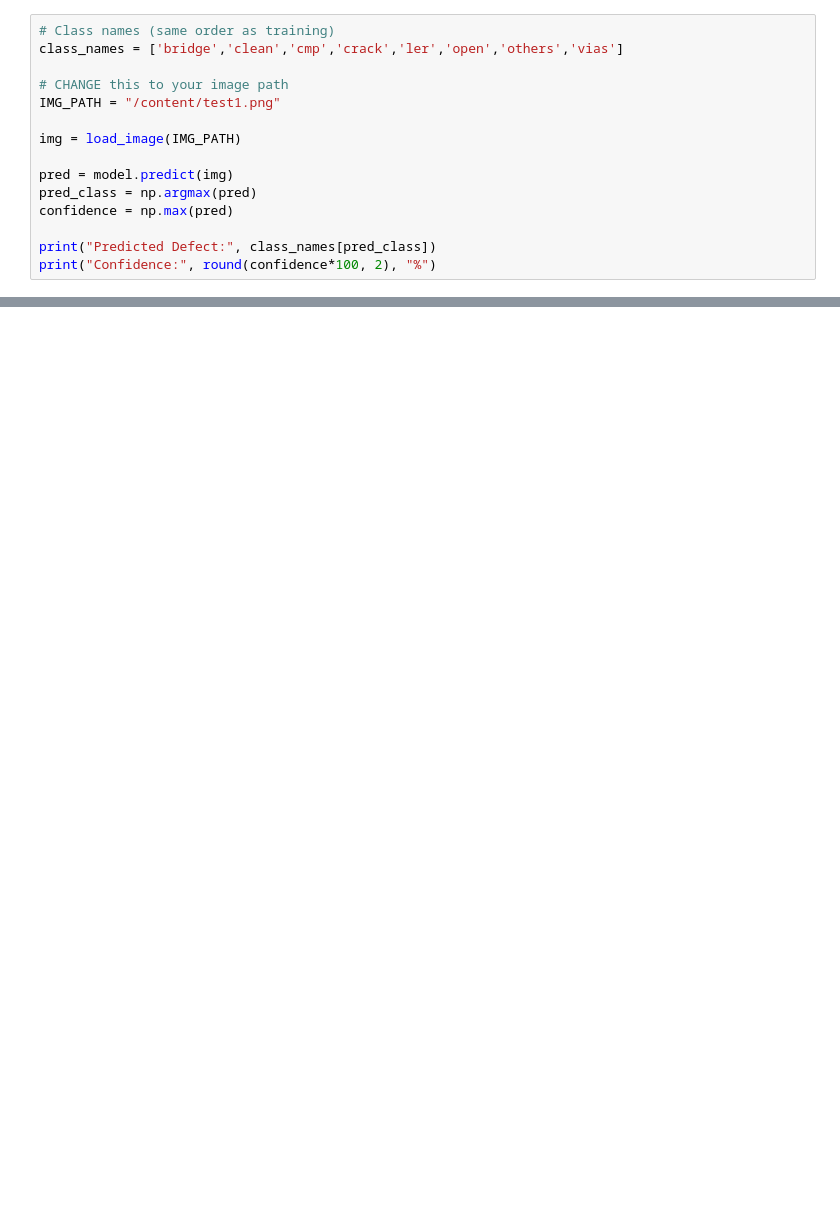
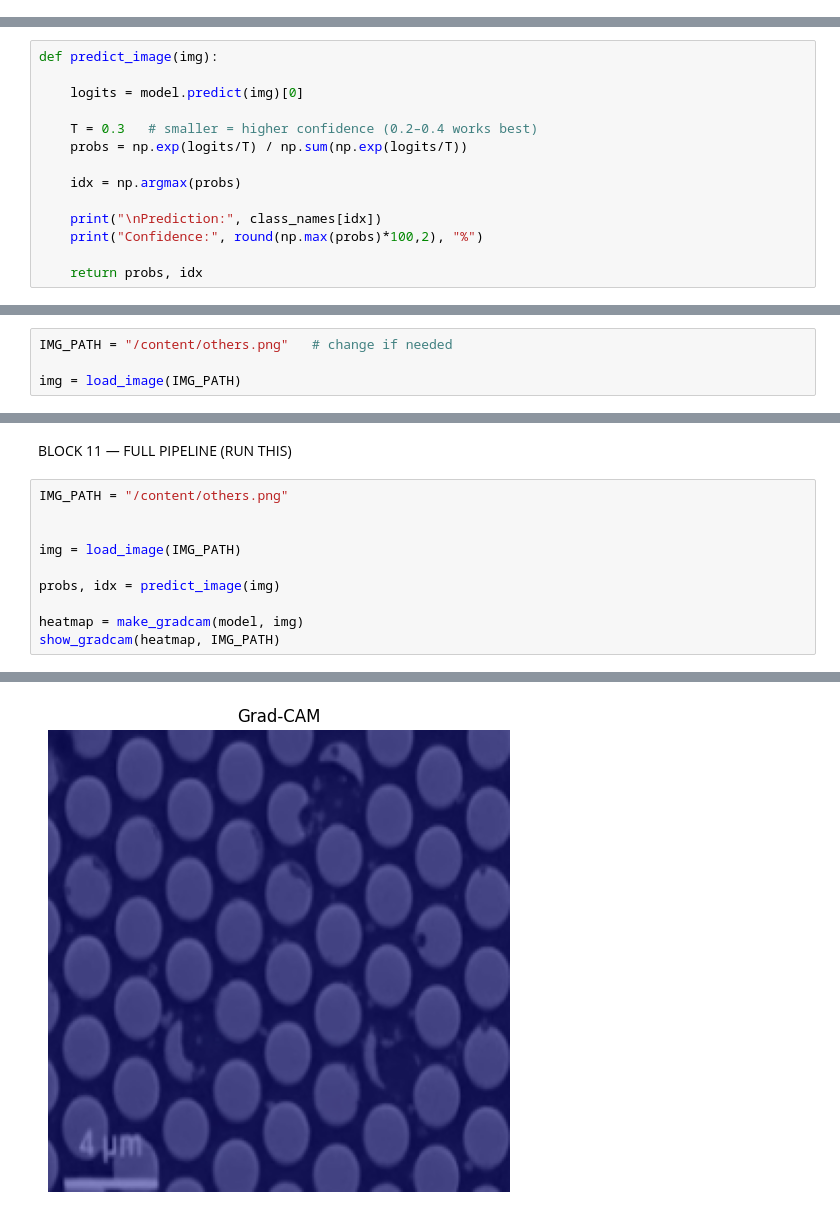
Before and after one commit to MithunSrinivas28/wafer-defect-ai, a Jupyter notebook: Pipeline.ipynb, the cells around one changed output, grey strips where cells are left out. Cells and saved outputs as stored; diff of their text form; blank space fills up the shorter version.

Commit message:
feat(pipeline): improve accuracy, confidence, and add Grad-CAM

```diff
--- a/Pipeline.ipynb
+++ b/Pipeline.ipynb
@@ -55,15 +81,0 @@ print(img.shape, img.min(), img.max())
-# %%
-# Class names (same order as training)
-class_names = ['bridge','clean','cmp','crack','ler','open','others','vias']
-
-# CHANGE this to your image path
-IMG_PATH = "/content/test1.png"
-
-img = load_image(IMG_PATH)
-
-pred = model.predict(img)
-pred_class = np.argmax(pred)
-confidence = np.max(pred)
-
-print("Predicted Defect:", class_names[pred_class])
-print("Confidence:", round(confidence*100, 2), "%")
@@ -73,0 +90,14 @@ Confidence: 19.52 %
+# %%
+def predict_image(img):
+
+    logits = model.predict(img)[0]
+
+    T = 0.3   # smaller = higher confidence (0.2–0.4 works best)
+    probs = np.exp(logits/T) / np.sum(np.exp(logits/T))
+
+    idx = np.argmax(probs)
+
+    print("\nPrediction:", class_names[idx])
+    print("Confidence:", round(np.max(probs)*100,2), "%")
+
+    return probs, idx
@@ -73,0 +119,4 @@ Confidence: 19.52 %
+# %%
+IMG_PATH = "/content/others.png"   # change if needed
+
+img = load_image(IMG_PATH)
@@ -73,0 +247,13 @@ Confidence: 19.52 %
+# %% [markdown]
+BLOCK 11 — FULL PIPELINE (RUN THIS)
+# %%
+IMG_PATH = "/content/others.png"
+
+
+img = load_image(IMG_PATH)
+
+probs, idx = predict_image(img)
+
+heatmap = make_gradcam(model, img)
+show_gradcam(heatmap, IMG_PATH)
+# %% [output]
@@ -73,0 +265 @@ Confidence: 19.52 %
+[figure, added]
```
Also changed, not shown: parts of 28 cells of this notebook.
